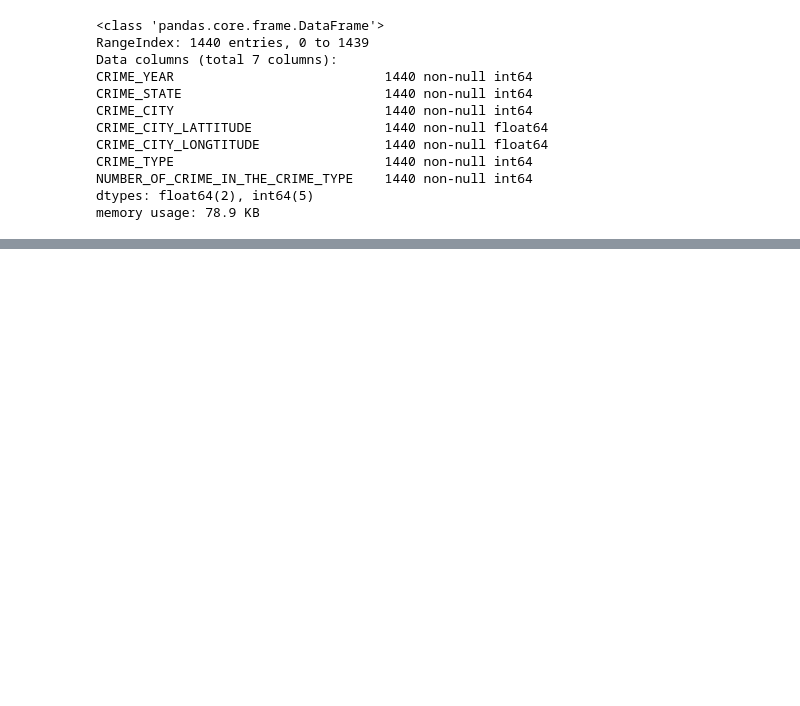
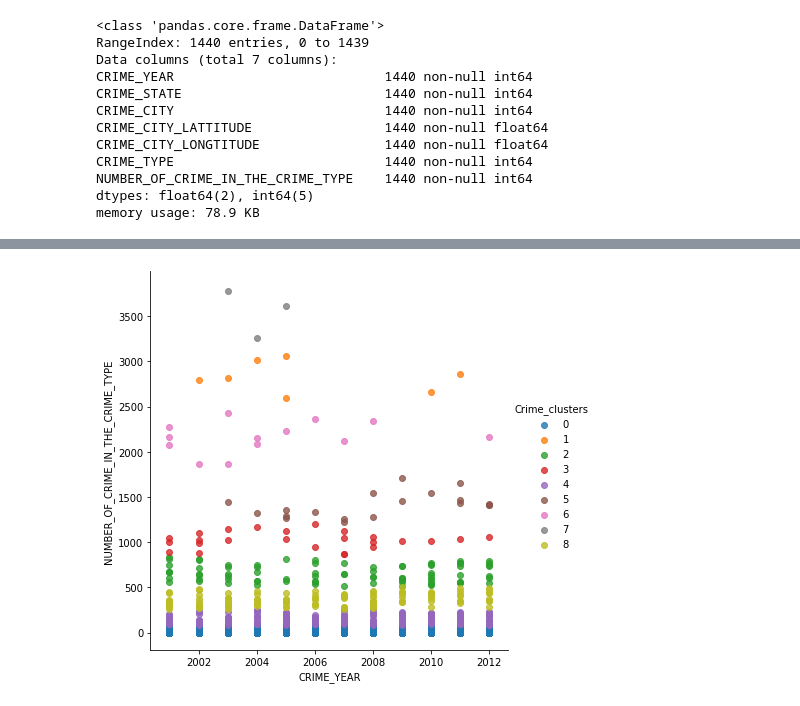
Before and after one commit to Ferdib-Al-Islam/crime-data-visualization-and-analysis, a Jupyter notebook: sowrozit_crime_tamilnadu.ipynb, the cells around one changed output, grey strips where cells are left out. Drawn from its saved outputs; the diff is of its cells as text; code cells hidden in the pictures; blank space fills up the shorter version.

Commit message:
case:1 K-Means tried

```diff
--- a/sowrozit_crime_tamilnadu.ipynb
+++ b/sowrozit_crime_tamilnadu.ipynb
@@ -70,13 +70,3 @@ data.groupby(['CRIME_YEAR', 'CRIME_CITY']).sum()['NUMBER_OF_CRIME_IN_THE_CRIME_T
 # %% [output]
 <matplotlib.axes._subplots.AxesSubplot at 0x...>
 [figure]
-# %%
-le = LabelEncoder()
-# Iterating over all the common columns in train and test
-for col in data.columns.values:
-  # Encoding only categorical variables
-  if data[col].dtypes=='object':
-  # Using whole data to form an exhaustive list of levels
-    data_copy=data[col].append(data[col])
-    le.fit(data_copy.values)
-    data[col]=le.transform(data[col])
@@ -137,0 +122,24 @@ clusters_df
+# %%
+''' # standard scaling
+from sklearn.preprocessing import StandardScaler
+
+scaler = StandardScaler()
+data_scaled = scaler.fit_transform(data)
+
+# statistics of scaled data
+data_scaled = pd.DataFrame(data_scaled)
+data_scaled.describe() '''
+
+# case 1: K-means
+
+X = data[['CRIME_YEAR', 'NUMBER_OF_CRIME_IN_THE_CRIME_TYPE']]
+
+clusters = KMeans(9)
+clusters.fit(X)
+clusters.cluster_centers_
+clusters.labels_
+
+data['Crime_clusters'] = clusters.labels_
+data.head()
+data.sort_values(by=['Crime_clusters'],ascending = True)
+X.head()
@@ -137,0 +153,6 @@ clusters_df
+# %%
+sns.lmplot('CRIME_YEAR' ,'NUMBER_OF_CRIME_IN_THE_CRIME_TYPE', data=data,
+        hue = "Crime_clusters",
+        fit_reg=False, size = 6 );
+# %% [output]
+[figure, added]
```
Also changed, not shown: parts of 4 cells of this notebook.
